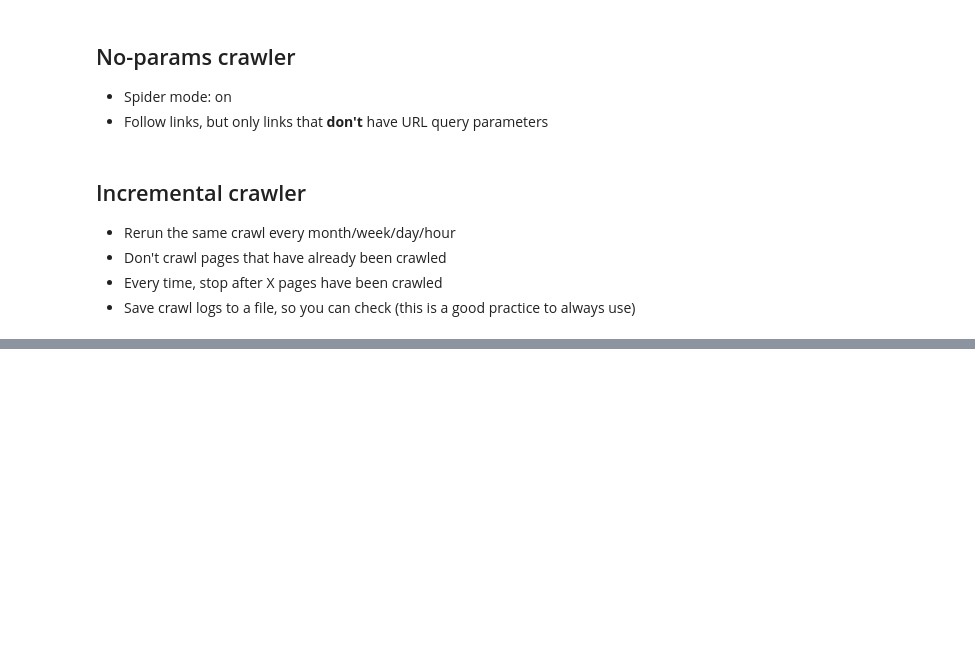
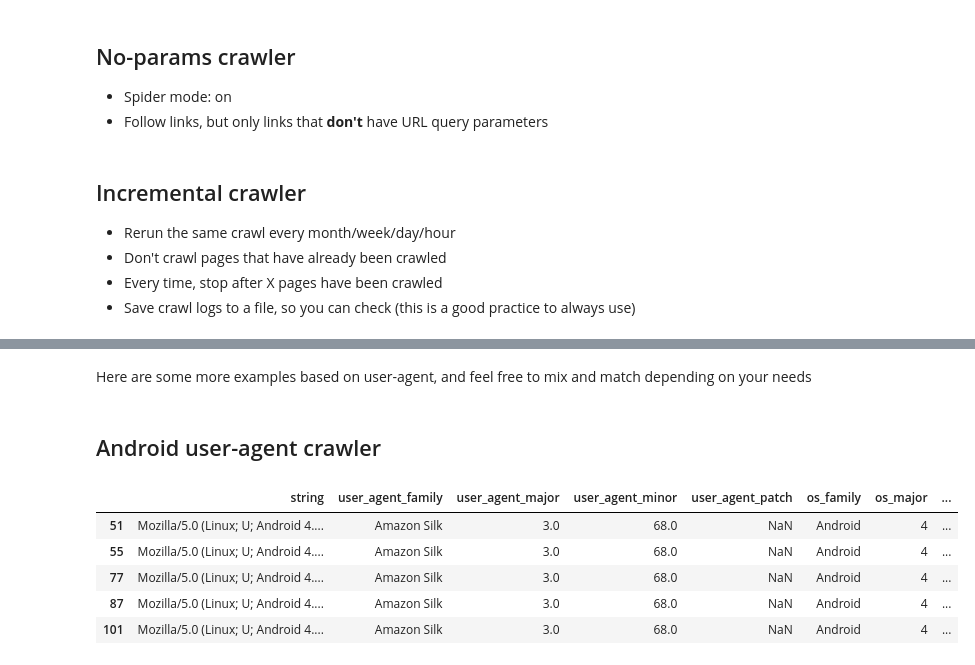
Before and after one commit to eliasdabbas/custom-crawlers, a Jupyter notebook: custom_crawlers.ipynb, the cells around one changed output, grey strips where cells are left out. Cells and saved outputs as stored; diff of their text form; code cells hidden in the pictures; blank space fills up the shorter version.

```diff
--- a/custom_crawlers.ipynb
+++ b/custom_crawlers.ipynb
@@ -191,0 +253,14 @@ incremental_crawler = partial(
+# %% [markdown]
+Here are some more examples based on user-agent, and feel free to mix and match depending on your needs
+# %% [markdown]
+## Android user-agent crawler
+# %%
+android_ua = ua_df[ua_df['os_family'].eq('Android')]
+android_ua.head()
+# %% [output]
+|  | string | user_agent_family | user_agent_major | user_agent_minor | user_agent_patch | os_family | os_major | ... |
+| 51 | Mozilla/5.0 (Linux; U; Android 4.... | Amazon Silk | 3.0 | 68.0 | NaN | Android | 4 | ... |
+| 55 | Mozilla/5.0 (Linux; U; Android 4.... | Amazon Silk | 3.0 | 68.0 | NaN | Android | 4 | ... |
+| 77 | Mozilla/5.0 (Linux; U; Android 4.... | Amazon Silk | 3.0 | 68.0 | NaN | Android | 4 | ... |
+| 87 | Mozilla/5.0 (Linux; U; Android 4.... | Amazon Silk | 3.0 | 68.0 | NaN | Android | 4 | ... |
+| 101 | Mozilla/5.0 (Linux; U; Android 4.... | Amazon Silk | 3.0 | 68.0 | NaN | Android | 4 | ... |
```
Also changed, not shown: parts of 18 cells of this notebook.
